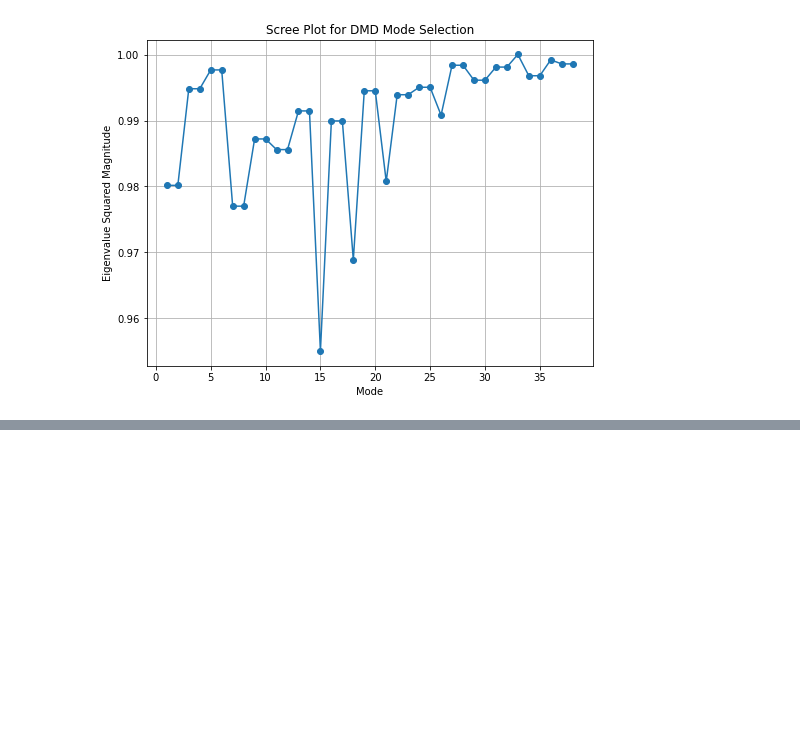
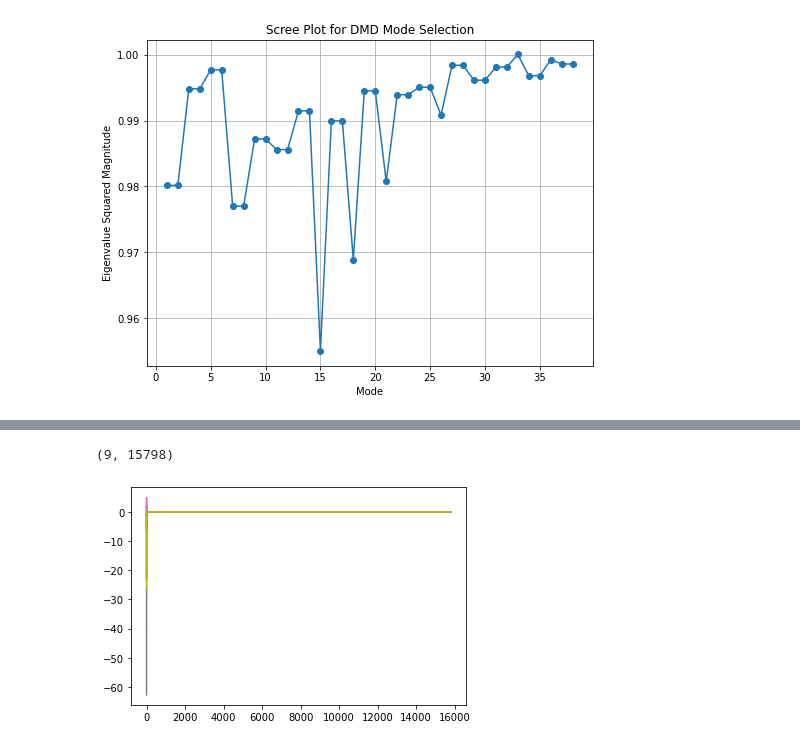
Before and after one commit to 11hoda11/fusion, a Jupyter notebook: DMD.ipynb, the cells around one changed output, grey strips where cells are left out. Cells and saved outputs as stored; diff of their text form; code cells hidden in the pictures; blank space fills up the shorter version.

Commit message:
reconstruction works but wrong values

```diff
--- a/DMD.ipynb
+++ b/DMD.ipynb
@@ -187,19 +183,42 @@ plt.show()
 # %% [output]
 [figure]
 # %%
+# Construct data matrices for DMD
+X1 = X.iloc[:, :-1]
+X2 = X.iloc[:, 1:]
+
+# Perform Singular Value Decomposition (SVD)
+U, s, Vh = svd(X1, full_matrices=False)
+
 # Truncate the SVD matrices to reduce dimensions
-rank =9  # Choose the rank based on desired dimensions
+rank = 9  # Choose the rank based on desired dimensions
 Ur = U[:, :rank]
 Sr = np.diag(s)[:rank, :rank]
-Vhr = Vh.conj().T[:,:rank]
+Vhr = Vh.conj().T[:, :rank]
 
 # Approximate the A matrix using DMD formula
-Atilde_r = np.dot(np.dot(Ur.T, X2), Vhr)@ np.linalg.inv(Sr)
-
+Atilde_r = np.dot(np.dot(Ur.T, X2), Vhr) @ np.linalg.inv(Sr)
 
 # Compute eigenvalues and eigenvectors of Atilde
-eigenvalues_r, eigenvectors_r = np.linalg.eig(Atilde_r)
+W_r, D_r = np.linalg.eig(Atilde_r)
 
 # Compute DMD modes
-DMD_modes_r = np.dot(np.dot(X2, Vhr), np.linalg.inv(Sr)) @ eigenvectors
-# pd.DataFrame(DMD_modes)
+Phi_r = np.dot(np.dot(X2, Vhr), np.linalg.inv(Sr)) @ D_r
+
+# Calculate lambda and omega
+lambda_r = np.diag(D_r)
+omega = np.log(lambda_r).reshape(-1,1)
+
+# Compute DMD mode amplitudes
+x1 = X.iloc[:, 0].to_numpy().reshape(-1, 1)  # Convert to 2D array
+b = np.linalg.lstsq(Phi_r, x1, rcond=None)[0]
+
+# DMD reconstructions
+
+m = X1.shape[1]
+time_dynamics = np.zeros((rank, m))
+t = np.arange(m)
+for i in range(m):
+      time_dynamics[:, i] = (b* np.exp(omega * t[i])).flatten()
+
+Xdmd = np.dot(Phi_r, time_dynamics)
@@ -306,3 +225,12 @@ ValueError: shapes (38,15798) and (38,15798) not aligned: 15798 (dim 1) != 38 (d
+# %%
+time_dynamics.shape
+# %% [output]
+(9, 15798)
+# %%
+plt.plot(time_dynamics.T)
+plt.show()
+# %% [output]
+[figure, added]
 # %%
 # DMD_modes is a matrix where each column represents a mode
 
```
Also changed, not shown: parts of 10 cells of this notebook.
